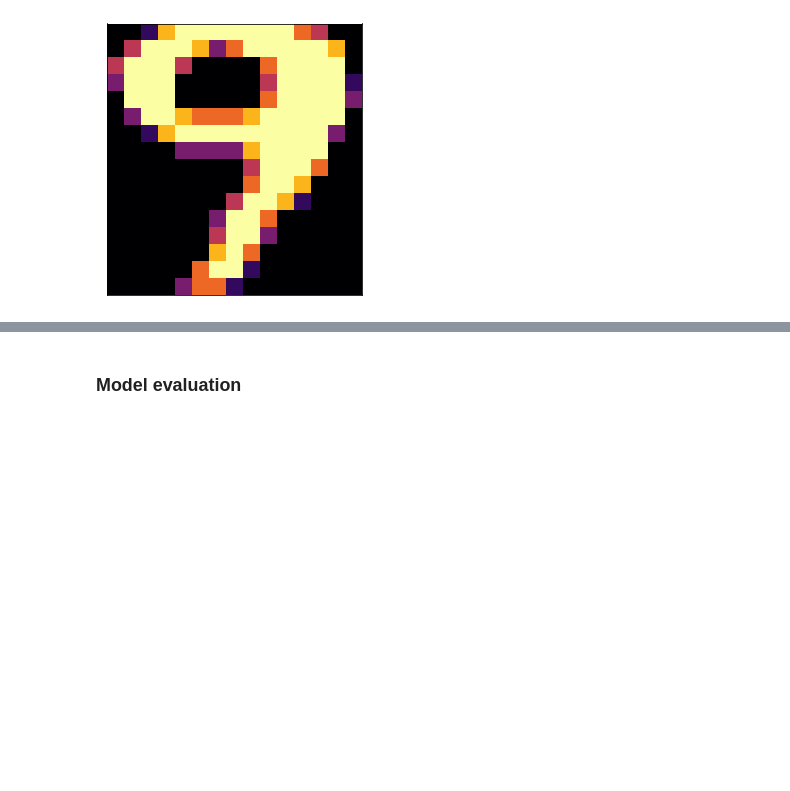
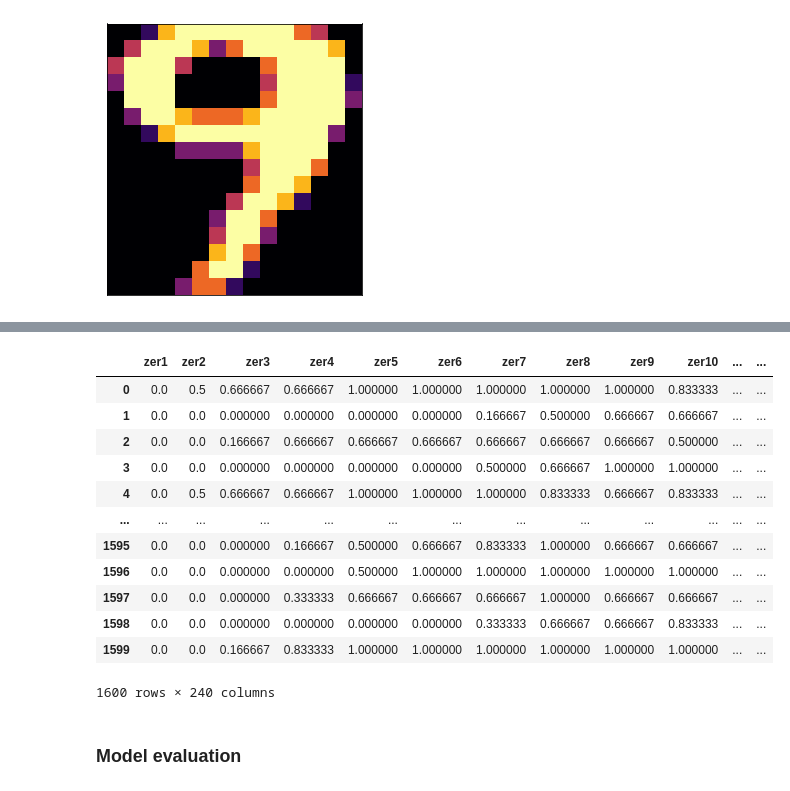
Before and after one commit to darknessest/datamining_uci_hw, a Jupyter notebook: mfeat.ipynb, the cells around one changed output, grey strips where cells are left out. Saved outputs shown, nothing was run; the diff lists cells and outputs as text; code cells hidden in the pictures; blank space fills up the shorter version.

```diff
--- a/mfeat.ipynb
+++ b/mfeat.ipynb
@@ -199,2 +266,28 @@ plt.imshow(sample)
+# %%
+# don't scale 'class'
+cols = pix_table.columns[:240]
+df = pd.DataFrame(pix_table.iloc[:, :240])
+
+pix_min_max_scaler = preprocessing.MinMaxScaler()
+np_scaled = pix_min_max_scaler.fit_transform(df)
+pix_table_norm = pd.DataFrame(np_scaled, columns = cols)
+
+pix_table_norm['class'] = pix_table['class']
+
+pix_table_norm
+# %% [output]
+|  | zer1 | zer2 | zer3 | zer4 | zer5 | zer6 | zer7 | zer8 | zer9 | zer10 | ... | ... |
+| 0 | 0.0 | 0.5 | 0.666667 | 0.666667 | 1.000000 | 1.000000 | 1.000000 | 1.000000 | 1.000000 | 0.833333 | ... | ... |
+| 1 | 0.0 | 0.0 | 0.000000 | 0.000000 | 0.000000 | 0.000000 | 0.166667 | 0.500000 | 0.666667 | 0.666667 | ... | ... |
+| 2 | 0.0 | 0.0 | 0.166667 | 0.666667 | 0.666667 | 0.666667 | 0.666667 | 0.666667 | 0.666667 | 0.500000 | ... | ... |
+| 3 | 0.0 | 0.0 | 0.000000 | 0.000000 | 0.000000 | 0.000000 | 0.500000 | 0.666667 | 1.000000 | 1.000000 | ... | ... |
+| 4 | 0.0 | 0.5 | 0.666667 | 0.666667 | 1.000000 | 1.000000 | 1.000000 | 0.833333 | 0.666667 | 0.833333 | ... | ... |
+| ... | ... | ... | ... | ... | ... | ... | ... | ... | ... | ... | ... | ... |
+| 1595 | 0.0 | 0.0 | 0.000000 | 0.166667 | 0.500000 | 0.666667 | 0.833333 | 1.000000 | 0.666667 | 0.666667 | ... | ... |
+| 1596 | 0.0 | 0.0 | 0.000000 | 0.000000 | 0.500000 | 1.000000 | 1.000000 | 1.000000 | 1.000000 | 1.000000 | ... | ... |
+| 1597 | 0.0 | 0.0 | 0.000000 | 0.333333 | 0.666667 | 0.666667 | 0.666667 | 1.000000 | 0.666667 | 0.666667 | ... | ... |
+| 1598 | 0.0 | 0.0 | 0.000000 | 0.000000 | 0.000000 | 0.000000 | 0.333333 | 0.666667 | 0.666667 | 0.833333 | ... | ... |
+| 1599 | 0.0 | 0.0 | 0.166667 | 0.833333 | 1.000000 | 1.000000 | 1.000000 | 1.000000 | 1.000000 | 1.000000 | ... | ... |
+1600 rows × 240 columns
 # %% [markdown]
 ### Model evaluation
```
Also changed, not shown: parts of 8 cells of this notebook.
